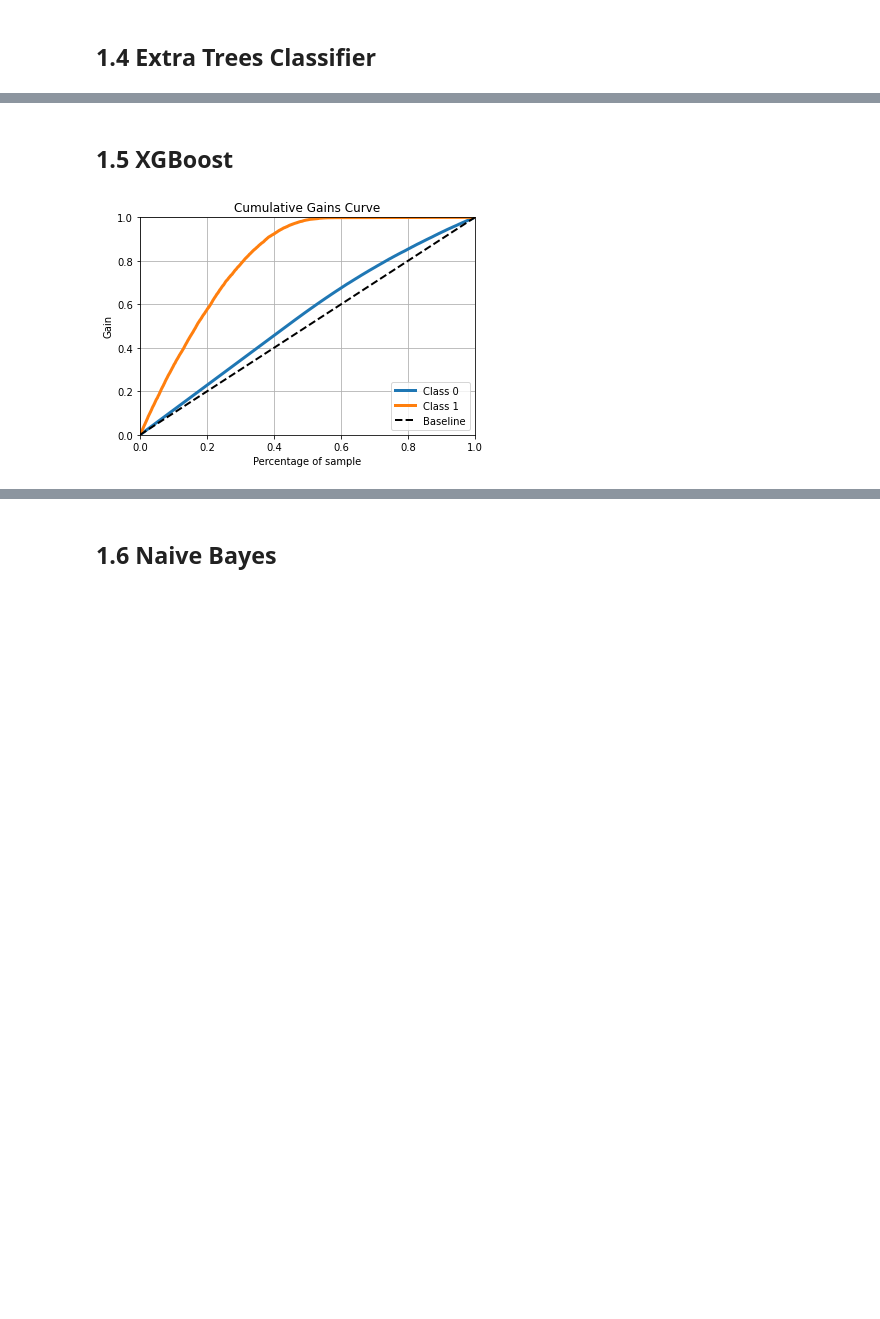
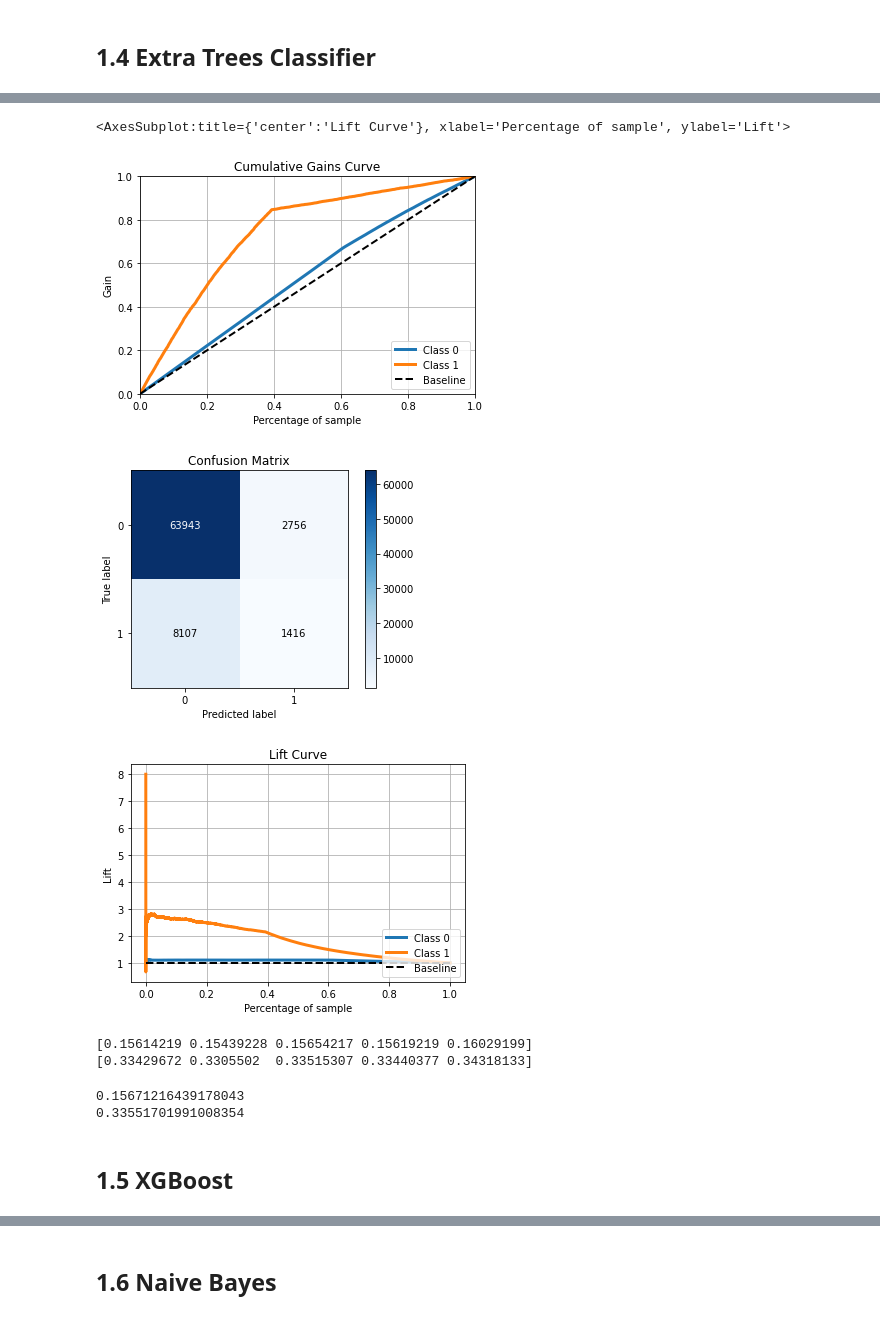
Before and after one commit to Gabrielnbr/estudo_pa004, a Jupyter notebook: notebooks/6-1-1-gabriel-machine-learning.ipynb, the cells around one changed output, grey strips where cells are left out. Cells and saved outputs as stored; diff of their text form; code cells hidden in the pictures; blank space fills up the shorter version.

```diff
--- a/notebooks/6-1-1gabriel-machine-learning.ipynb
+++ b/notebooks/6-1-1-gabriel-machine-learning.ipynb
@@ -99,0 +202,11 @@ et_metrica = skplt.metrics.plot_cumulative_gain(y_validacao, yhat_et)
+# %%
+skplt.metrics.plot_cumulative_gain(y_validacao, yhat_et_proba)
+
+skplt.metrics.plot_confusion_matrix(y_validacao, yhat_et_predict)
+
+skplt.metrics.plot_lift_curve(y_validacao, yhat_et_proba)
+# %% [output]
+<AxesSubplot:title={'center':'Lift Curve'}, xlabel='Percentage of sample', ylabel='Lift'>
+[figure, added]
+[figure, added]
+[figure, added]
@@ -100,3 +219,15 @@ et_metrica = skplt.metrics.plot_cumulative_gain(y_validacao, yhat_et)
+# %%
+print(et_cross_precision)
+print(et_cross_recall)
+# %% [output]
+[0.15614219 0.15439228 0.15654217 0.15619219 0.16029199]
+[0.33429672 0.3305502  0.33515307 0.33440377 0.34318133]
+# %%
+print(et_cross_precision.mean())
+print(et_cross_recall.mean())
+# %% [output]
+0.15671216439178043
+0.33551701991008354
 # %% [markdown]
 ## 1.5 XGBoost
 # %%
@@ -104,8 +235,6 @@ xgb_model = xgb.XGBClassifier()
 
 xgb_model.fit(x_treino, y_treino)
 
-yhat_xgb = xgb_model.predict_proba(x_validacao)
+yhat_xgb_proba = xgb_model.predict_proba(x_validacao)
 
-xgb_metrica = skplt.metrics.plot_cumulative_gain(y_validacao, yhat_xgb)
+yhat_xgb_predict = xgb_model.predict(x_validacao)
-# %% [output]
-[figure, removed]
```
Also changed, not shown: parts of 40 cells of this notebook, 13 other files.
